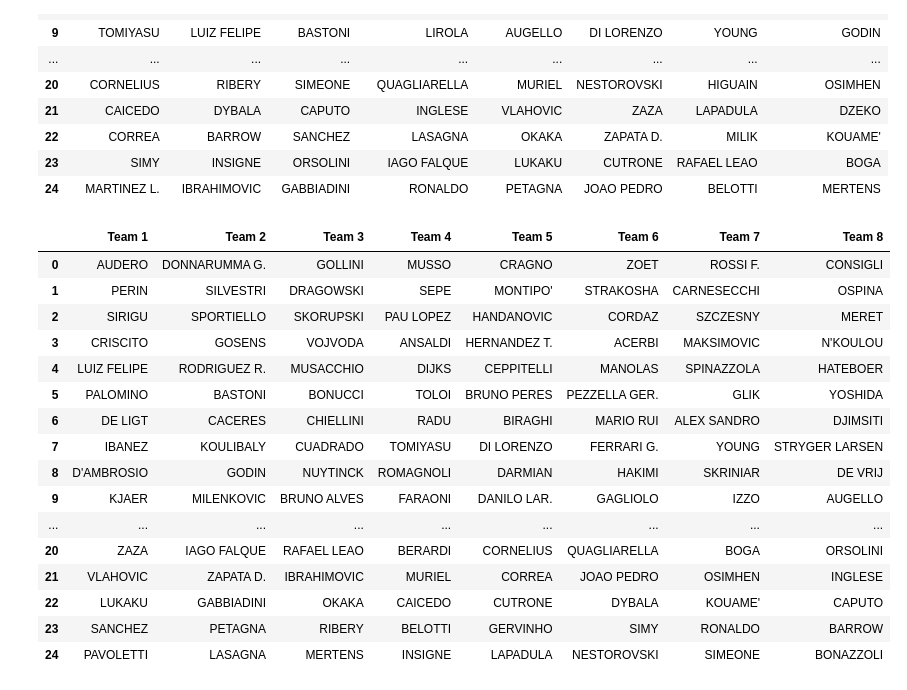
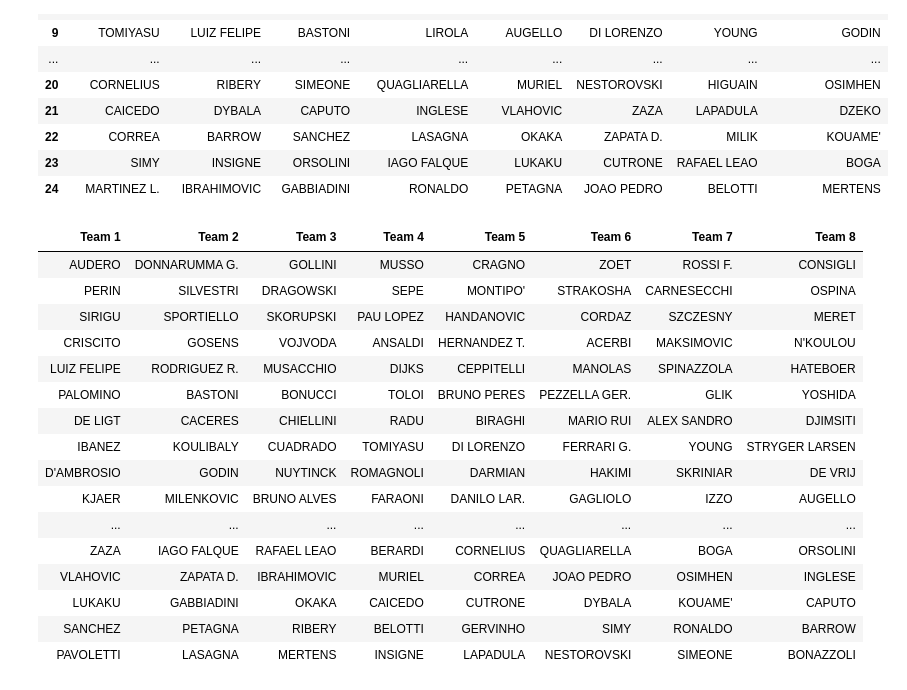
Before and after one commit to lucaagozzino/Fantapalla_simulazioni, a Jupyter notebook: Simulazioni_fantapalla.ipynb, the cells around one changed output. Saved outputs shown, nothing was run; the diff lists cells and outputs as text; code cells hidden in the pictures.

```diff
--- a/Simulazioni_fantapalla.ipynb
+++ b/Simulazioni_fantapalla.ipynb
@@ -75,22 +76,23 @@ rose_best
 #rose_best.to_pickle('rose_best.pkl')
 rose_best = pd.read_pickle('rose_best.pkl')
 # %%
-rose_best.style.apply(styling_rows, struttura = struttura_rosa, axis = None)
+rose_best.style.apply(styling_rows, struttura = struttura_rosa, axis = None)\
+.hide_index()
 # %% [output]
-|  | Team 1 | Team 2 | Team 3 | Team 4 | Team 5 | Team 6 | Team 7 | Team 8 |
-| 0 | AUDERO | DONNARUMMA G. | GOLLINI | MUSSO | CRAGNO | ZOET | ROSSI F. | CONSIGLI |
-| 1 | PERIN | SILVESTRI | DRAGOWSKI | SEPE | MONTIPO' | STRAKOSHA | CARNESECCHI | OSPINA |
-| 2 | SIRIGU | SPORTIELLO | SKORUPSKI | PAU LOPEZ | HANDANOVIC | CORDAZ | SZCZESNY | MERET |
-| 3 | CRISCITO | GOSENS | VOJVODA | ANSALDI | HERNANDEZ T. | ACERBI | MAKSIMOVIC | N'KOULOU |
-| 4 | LUIZ FELIPE | RODRIGUEZ R. | MUSACCHIO | DIJKS | CEPPITELLI | MANOLAS | SPINAZZOLA | HATEBOER |
-| 5 | PALOMINO | BASTONI | BONUCCI | TOLOI | BRUNO PERES | PEZZELLA GER. | GLIK | YOSHIDA |
-| 6 | DE LIGT | CACERES | CHIELLINI | RADU | BIRAGHI | MARIO RUI | ALEX SANDRO | DJIMSITI |
-| 7 | IBANEZ | KOULIBALY | CUADRADO | TOMIYASU | DI LORENZO | FERRARI G. | YOUNG | STRYGER LARSEN |
-| 8 | D'AMBROSIO | GODIN | NUYTINCK | ROMAGNOLI | DARMIAN | HAKIMI | SKRINIAR | DE VRIJ |
-| 9 | KJAER | MILENKOVIC | BRUNO ALVES | FARAONI | DANILO LAR. | GAGLIOLO | IZZO | AUGELLO |
-| ... | ... | ... | ... | ... | ... | ... | ... | ... |
-| 20 | ZAZA | IAGO FALQUE | RAFAEL LEAO | BERARDI | CORNELIUS | QUAGLIARELLA | BOGA | ORSOLINI |
-| 21 | VLAHOVIC | ZAPATA D. | IBRAHIMOVIC | MURIEL | CORREA | JOAO PEDRO | OSIMHEN | INGLESE |
-| 22 | LUKAKU | GABBIADINI | OKAKA | CAICEDO | CUTRONE | DYBALA | KOUAME' | CAPUTO |
-| 23 | SANCHEZ | PETAGNA | RIBERY | BELOTTI | GERVINHO | SIMY | RONALDO | BARROW |
-| 24 | PAVOLETTI | LASAGNA | MERTENS | INSIGNE | LAPADULA | NESTOROVSKI | SIMEONE | BONAZZOLI |
+| Team 1 | Team 2 | Team 3 | Team 4 | Team 5 | Team 6 | Team 7 | Team 8 |
+| AUDERO | DONNARUMMA G. | GOLLINI | MUSSO | CRAGNO | ZOET | ROSSI F. | CONSIGLI |
+| PERIN | SILVESTRI | DRAGOWSKI | SEPE | MONTIPO' | STRAKOSHA | CARNESECCHI | OSPINA |
+| SIRIGU | SPORTIELLO | SKORUPSKI | PAU LOPEZ | HANDANOVIC | CORDAZ | SZCZESNY | MERET |
+| CRISCITO | GOSENS | VOJVODA | ANSALDI | HERNANDEZ T. | ACERBI | MAKSIMOVIC | N'KOULOU |
+| LUIZ FELIPE | RODRIGUEZ R. | MUSACCHIO | DIJKS | CEPPITELLI | MANOLAS | SPINAZZOLA | HATEBOER |
+| PALOMINO | BASTONI | BONUCCI | TOLOI | BRUNO PERES | PEZZELLA GER. | GLIK | YOSHIDA |
+| DE LIGT | CACERES | CHIELLINI | RADU | BIRAGHI | MARIO RUI | ALEX SANDRO | DJIMSITI |
+| IBANEZ | KOULIBALY | CUADRADO | TOMIYASU | DI LORENZO | FERRARI G. | YOUNG | STRYGER LARSEN |
+| D'AMBROSIO | GODIN | NUYTINCK | ROMAGNOLI | DARMIAN | HAKIMI | SKRINIAR | DE VRIJ |
+| KJAER | MILENKOVIC | BRUNO ALVES | FARAONI | DANILO LAR. | GAGLIOLO | IZZO | AUGELLO |
+| ... | ... | ... | ... | ... | ... | ... | ... |
+| ZAZA | IAGO FALQUE | RAFAEL LEAO | BERARDI | CORNELIUS | QUAGLIARELLA | BOGA | ORSOLINI |
+| VLAHOVIC | ZAPATA D. | IBRAHIMOVIC | MURIEL | CORREA | JOAO PEDRO | OSIMHEN | INGLESE |
+| LUKAKU | GABBIADINI | OKAKA | CAICEDO | CUTRONE | DYBALA | KOUAME' | CAPUTO |
+| SANCHEZ | PETAGNA | RIBERY | BELOTTI | GERVINHO | SIMY | RONALDO | BARROW |
+| PAVOLETTI | LASAGNA | MERTENS | INSIGNE | LAPADULA | NESTOROVSKI | SIMEONE | BONAZZOLI |
```
Also changed, not shown: parts of 2 cells of this notebook, 2 other files.
